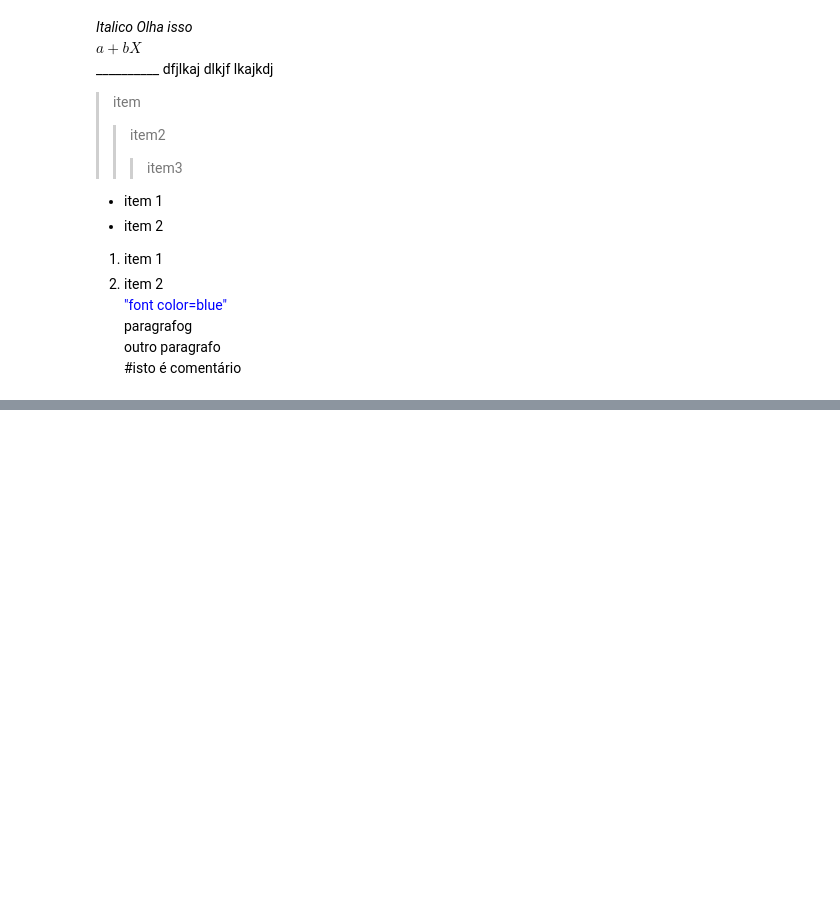
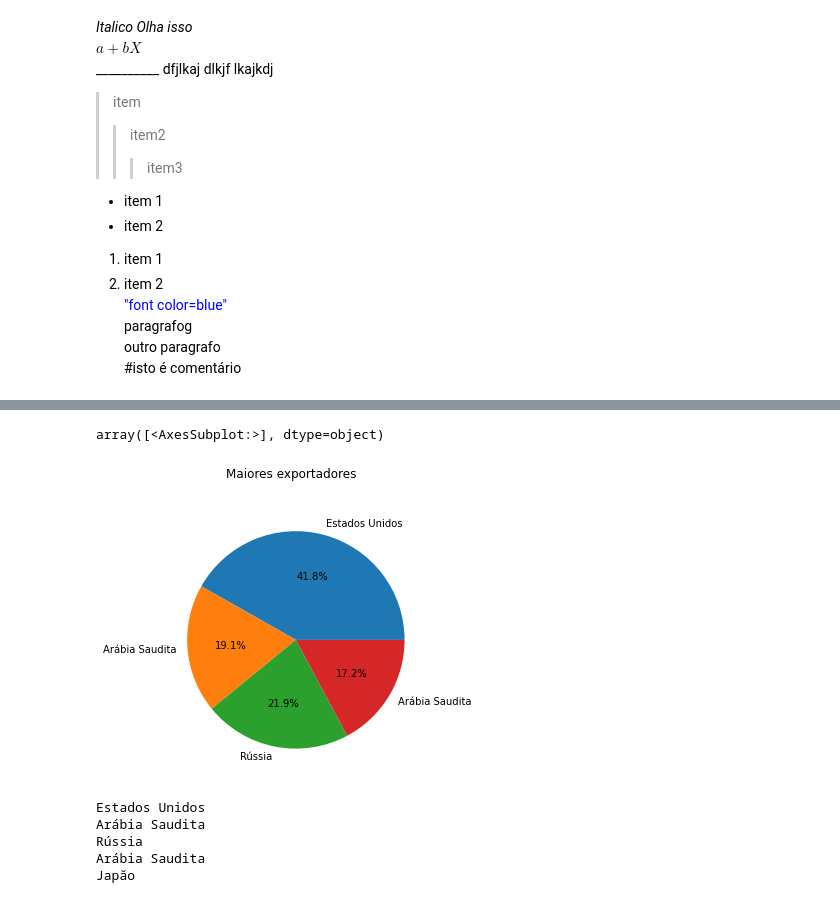
Before and after one commit to jrobertolima/projetoTCC, a Jupyter notebook: ProjetoTCC-Compara.ipynb, the cells around one changed output, grey strips where cells are left out. Drawn from its saved outputs; the diff is of its cells as text; code cells hidden in the pictures; blank space fills up the shorter version.

```diff
--- a/ProjetoTCC-Compara.ipynb
+++ b/ProjetoTCC-Compara.ipynb
@@ -724,0 +638,19 @@ from pathlib import Path
+# %%
+lb21 = ["%.0f" % i for i in df21.valor]
+df21 = df[df['ano'] == '2021'].nlargest(5,'valor')
+
+df21.groupby('pais').valor.agg('sum').plot.pie(title = 'Maiores exportadores',
+              figsize = (5,5),fontsize = 10, subplots = True, legend = False, labels=labels,
+                                              autopct='%1.1f%%', ylabel = '')
+# %% [output]
+array([<AxesSubplot:>], dtype=object)
+[figure, added]
+# %%
+for item in paises:
+    print(item.values[0][1])
+# %% [output]
+Estados Unidos
+Arábia Saudita
+Rússia
+Arábia Saudita
+Japăo
```
Also changed, not shown: parts of 17 cells of this notebook.
